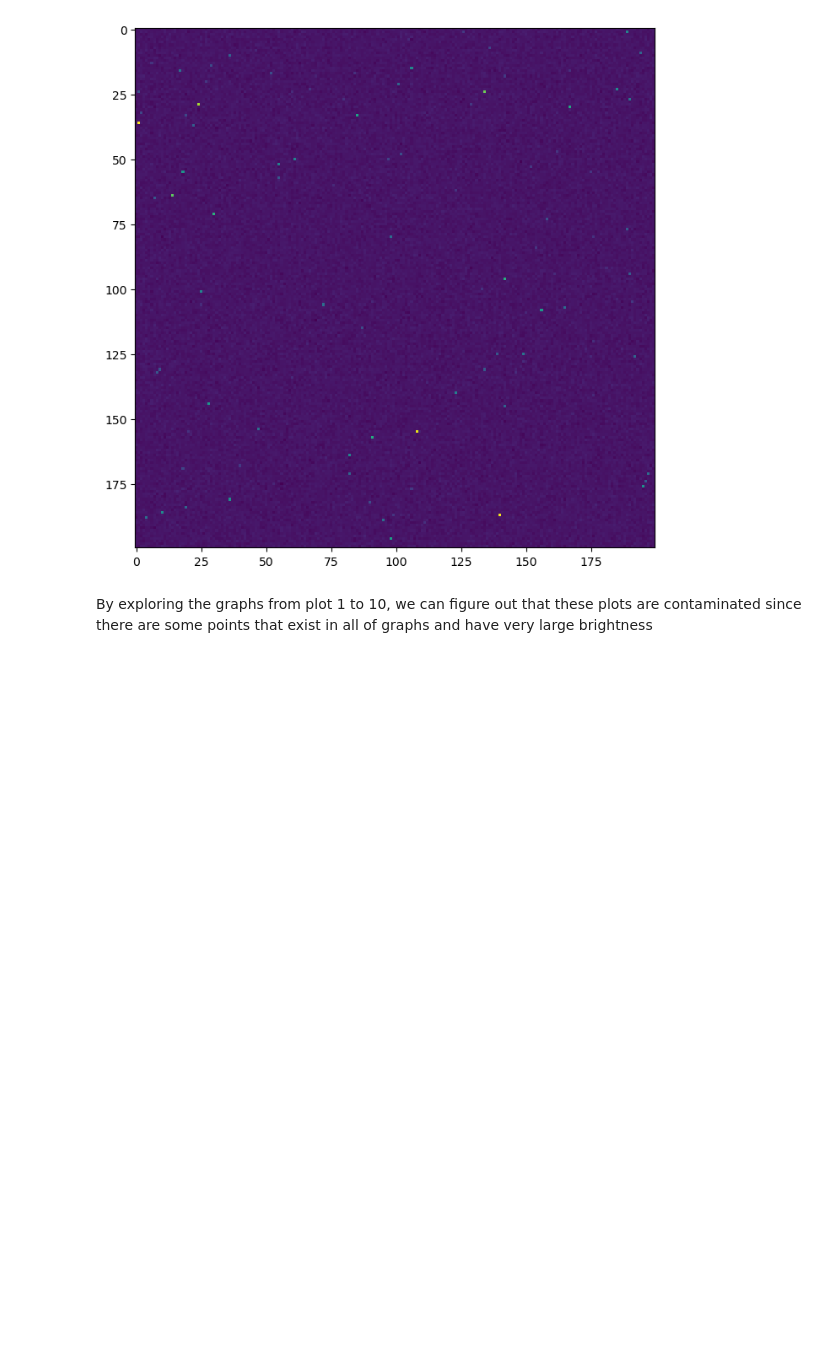
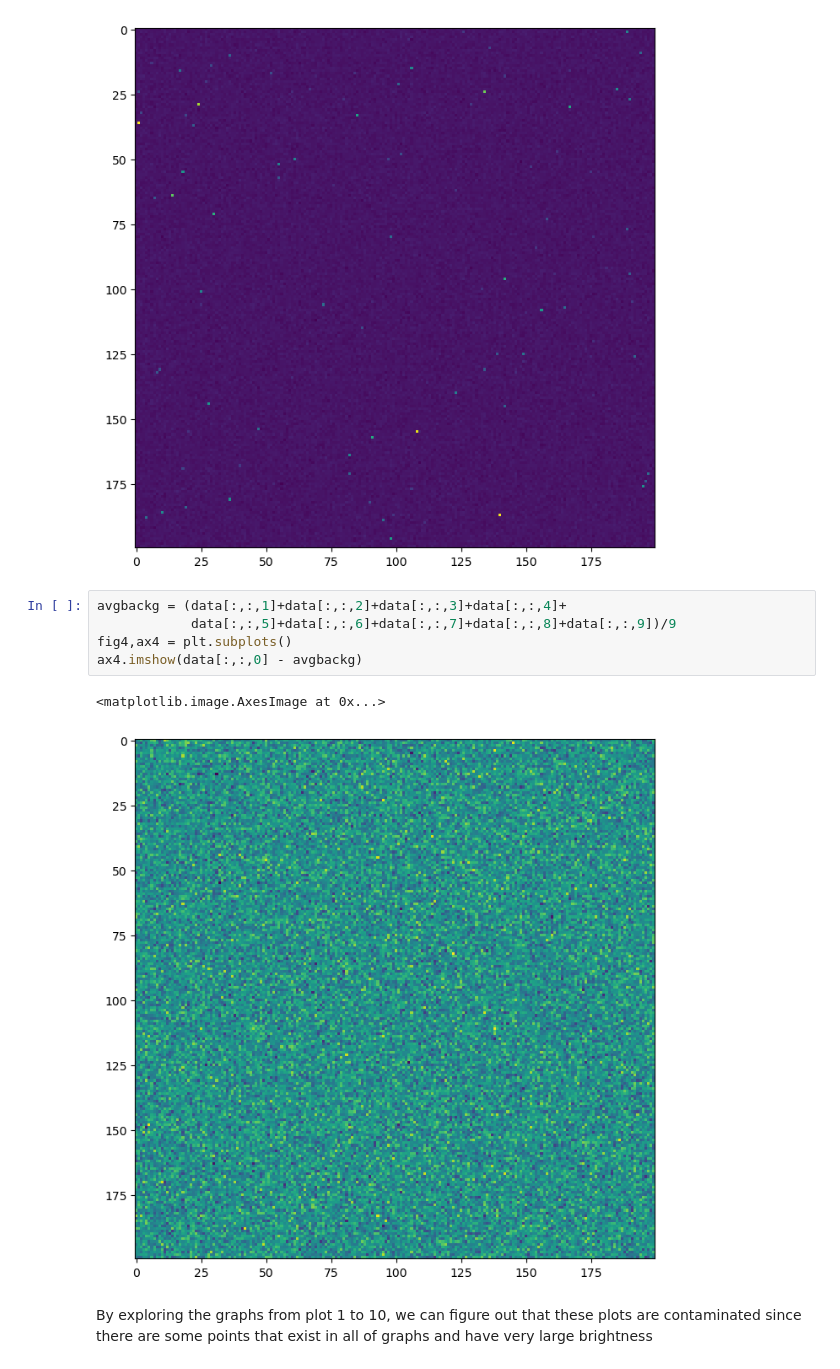
Before and after one commit to AurelianoLZA/Phys_434, a Jupyter notebook: Lab 4.ipynb, the cells around one changed output. Saved outputs shown, nothing was run; the diff lists cells and outputs as text; blank space fills up the shorter version.

```diff
--- a/Lab 4.ipynb
+++ b/Lab 4.ipynb
@@ -153,6 +154,14 @@ ax3.imshow(data[:,:,3])
 [figure]
 [figure]
 [figure]
+# %%
+avgbackg = (data[:,:,1]+data[:,:,2]+data[:,:,3]+data[:,:,4]+
+            data[:,:,5]+data[:,:,6]+data[:,:,7]+data[:,:,8]+data[:,:,9])/9
+fig4,ax4 = plt.subplots()
+ax4.imshow(data[:,:,0] - avgbackg)
+# %% [output]
+<matplotlib.image.AxesImage at 0x...>
+[figure, added]
 # %% [markdown]
 By exploring the graphs from plot 1 to 10, we can figure out that these plots are contaminated since there are some points that exist in all of graphs and have very large brightness
 # %% [markdown]
```
Also changed, not shown: parts of 1 cell of this notebook.
